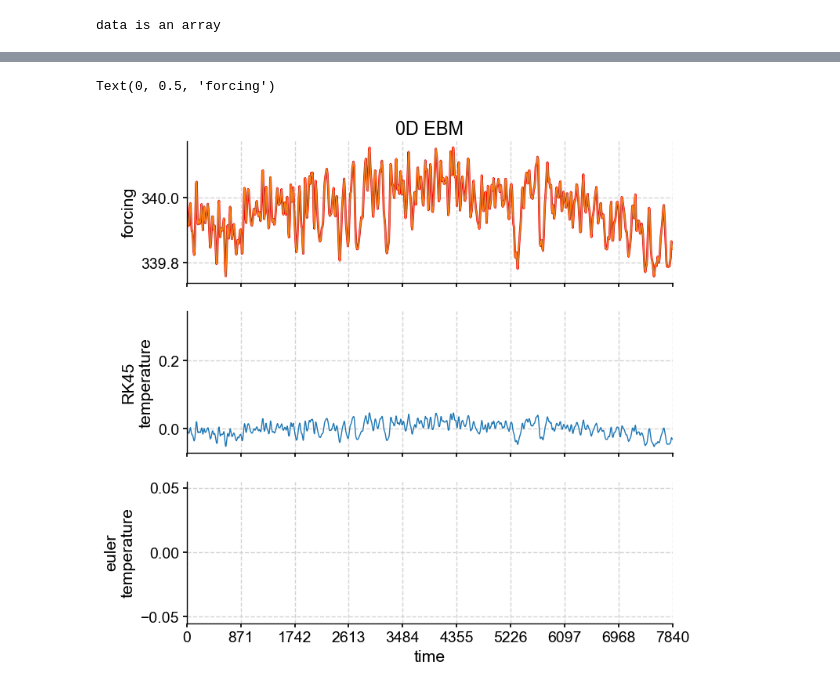
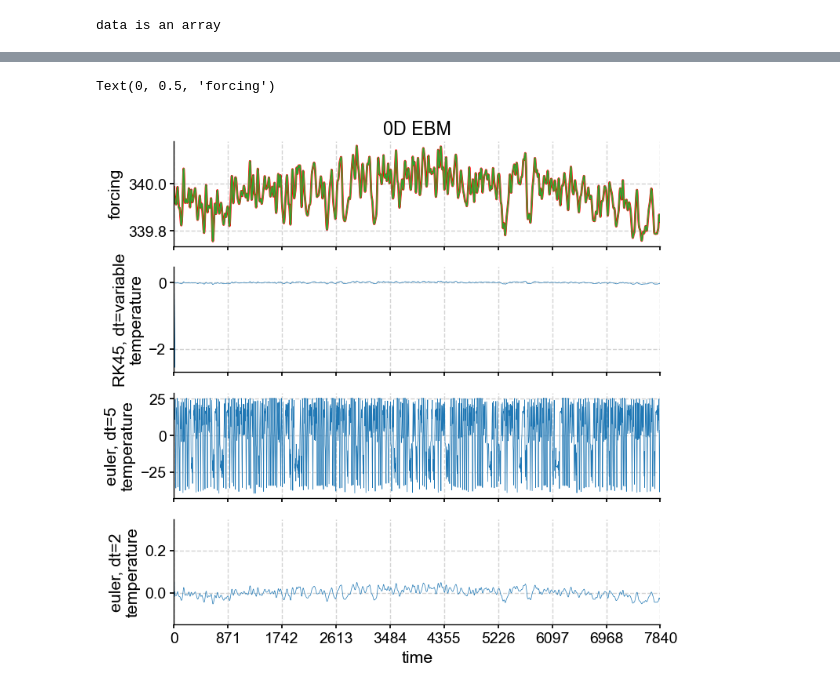
Before and after one commit to LinkedEarth/PaleoBeasts, a Jupyter notebook: notebooks/ebm_demo.ipynb, the cells around one changed output, grey strips where cells are left out. Cells and saved outputs as stored; diff of their text form; code cells hidden in the pictures.

```diff
--- a/notebooks/ebm_demo.ipynb
+++ b/notebooks/ebm_demo.ipynb
@@ -132,6 +111,6 @@ tsi_array = tsi_data[year_cols].iloc[0].values
 # %%
 tsi_time = np.array([yr+8045 for yr in years])
 # %%
-tsi_forcing = pb.Forcing(.25*(tsi_array+1360), time=tsi_time, interpolation='linear')
+tsi_forcing = pb.Forcing(.25*(tsi_array+1360), time=tsi_time, interpolation='cubic')
 # %% [output]
 data is an array
@@ -153,4 +117,9 @@ array([287.64376756])
+# %%
+ebm_tsi_rk45 = pb_ebm.EBM(forcing=tsi_forcing, albedo=pb_ebm.albedo_func)
+ebm_tsi_rk45.integrate((min(tsi_time), max(tsi_time)), T_init, method='RK45', kwargs=dict(max_step=1, atol=.1, rtol=.1))
 # %%
-ebm_tsi = pb_ebm.EBM(forcing=tsi_forcing, albedo=pb_ebm.albedo_func)
-ebm_tsi_euler = pb.Solver(ebm_tsi, (min(tsi_time), max(tsi_time)), T_init, method='euler', kwargs={'dt':10})
-ebm_tsi_euler.integrate()
+ebm_tsi_euler = pb_ebm.EBM(forcing=tsi_forcing, albedo=pb_ebm.albedo_func)
+ebm_tsi_euler.integrate((min(tsi_time), max(tsi_time)), T_init, method='euler', kwargs={'dt':5})
+# for key in ebm_tsi_euler.diagnostic_variables.keys():
+#     print(key, ebm_tsi_euler.diagnostic_variables[key][-1])
+# ebm_tsi_euler.solution.y[-1]
@@ -168,39 +126,40 @@ array([-inf])
+# %%
+ebm_tsi_euler_2 = pb_ebm.EBM(forcing=tsi_forcing, albedo=pb_ebm.albedo_func)
+ebm_tsi_euler_2.integrate((min(tsi_time), max(tsi_time)), T_init, method='euler', kwargs={'dt':2})
 # %%
 end_kya=max(tsi_time)
-# plot_time_length = length-100
-start_kya=min(tsi_time)#end_kya-plot_time_length
+start_kya=min(tsi_time)
 
-model_sols = [ebm_tsi_rk45, ebm_tsi_euler]
+model_sols = [ebm_tsi_rk45, ebm_tsi_euler, ebm_tsi_euler_2]
 
 t_range = np.arange(start_kya, end_kya, 1)
 ticks = np.linspace(start_kya, end_kya, 10)  # Generate 6 ticks from 800 to 3000
 tick_labels = [str(int(tick)) for tick in ticks]  # Calculate labels 800 to 0
 
 fig, ax = plt.subplots(len(model_sols)+1, 1, sharex=True, figsize=(8, 8))
 
 for ik, model_sol in enumerate(model_sols):
-    time = model_sol.solution.t#['t_arr']
+    time = model_sol.time#.t#['t_arr']
     time_mask = time>=start_kya
-    model_sol_y = model_sol.solution.y[:,0]
+    model_sol_y = model_sol.state_variables['T']#'.y[:,0]
 
-    model_forcing = model_sol.model.forcing.get_forcing(time[time_mask])
+    model_forcing = model_sol.forcing.get_forcing(time[time_mask])
     label=None#','.join([r'$v_c=$'+str(model_sol.model.vc)])
-    ax[ik+1].plot(time[time_mask], model_sol_y[time_mask]-np.mean(model_sol_y[time_mask]), linewidth=1,label=label) # marker='o', markersize=4,
+    ax[ik+1].plot(time[time_mask], model_sol_y[time_mask]-np.mean(model_sol_y[time_mask]), linewidth=.5,label=label) # marker='o', markersize=4,
 
     ax[ik+1].legend()
     if ik ==0:
-        ax[0].plot(t_range, model_sol.model.forcing.get_forcing(t_range), label='smooth', color='red')
+        ax[0].plot(t_range, model_sol.forcing.get_forcing(t_range), label='smooth', color='red')
     ax[0].plot(time[time_mask], model_forcing, linewidth=1, label=label)
-    # ax[ik+1].set_ylim([-.5, .5])
     ax[ik+1].set_xticks(ticks)
-    ax[ik+1].set_ylabel('\n'.join([model_sol.method,model_sol.model.variable_name]))
+    ax[ik+1].set_ylabel('\n'.join([model_sol.run_name,model_sol.variable_name]))
     ax[ik+1].set_xlim([start_kya, end_kya])
 
 ax[-1].set_xticklabels(tick_labels)
 ax[-1].set_xlabel('time')
 ax[0].set_xlim([start_kya, end_kya])
 ax[0].set_title('0D EBM')
 ax[0].set_ylabel('forcing')
 # %% [output]
 Text(0, 0.5, 'forcing')
-[figure, old version]
+[figure, new version]
```
Also changed, not shown: parts of 16 cells of this notebook.
